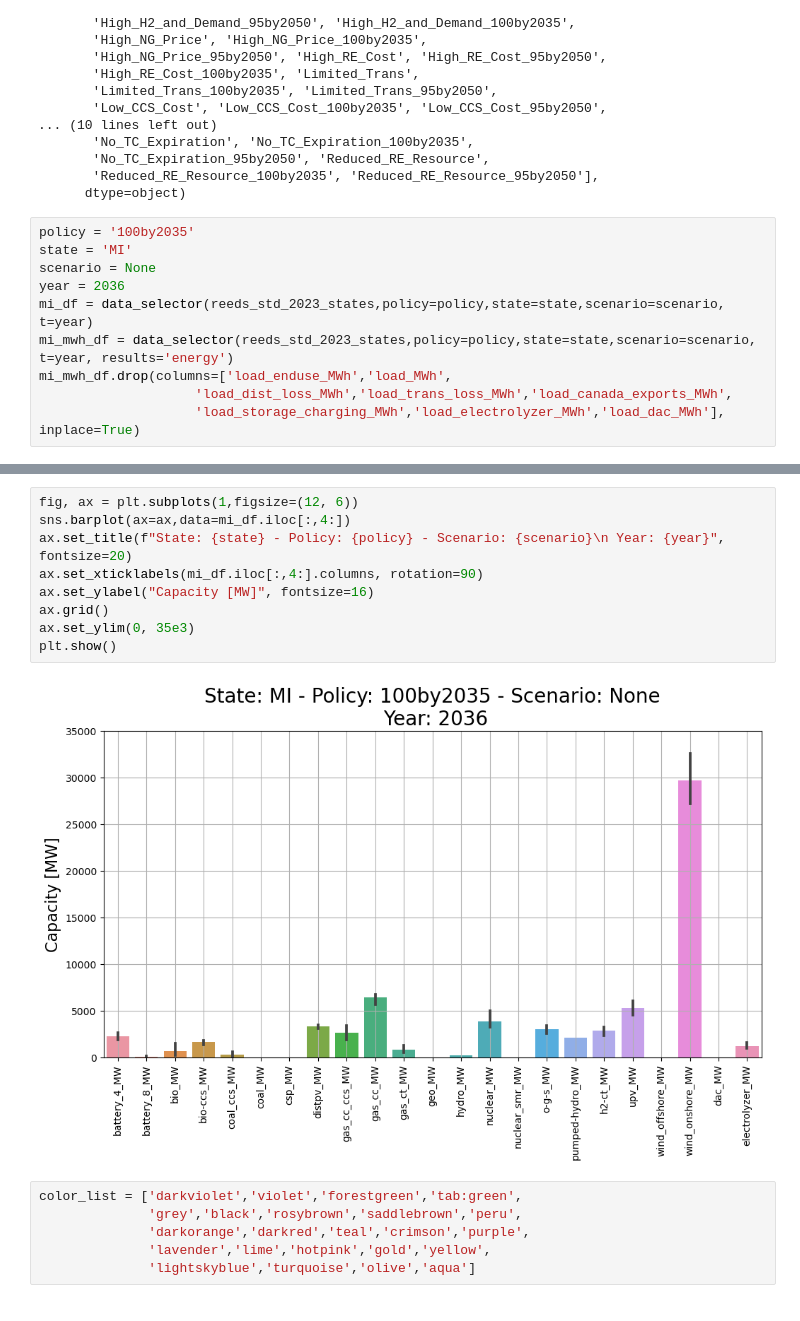
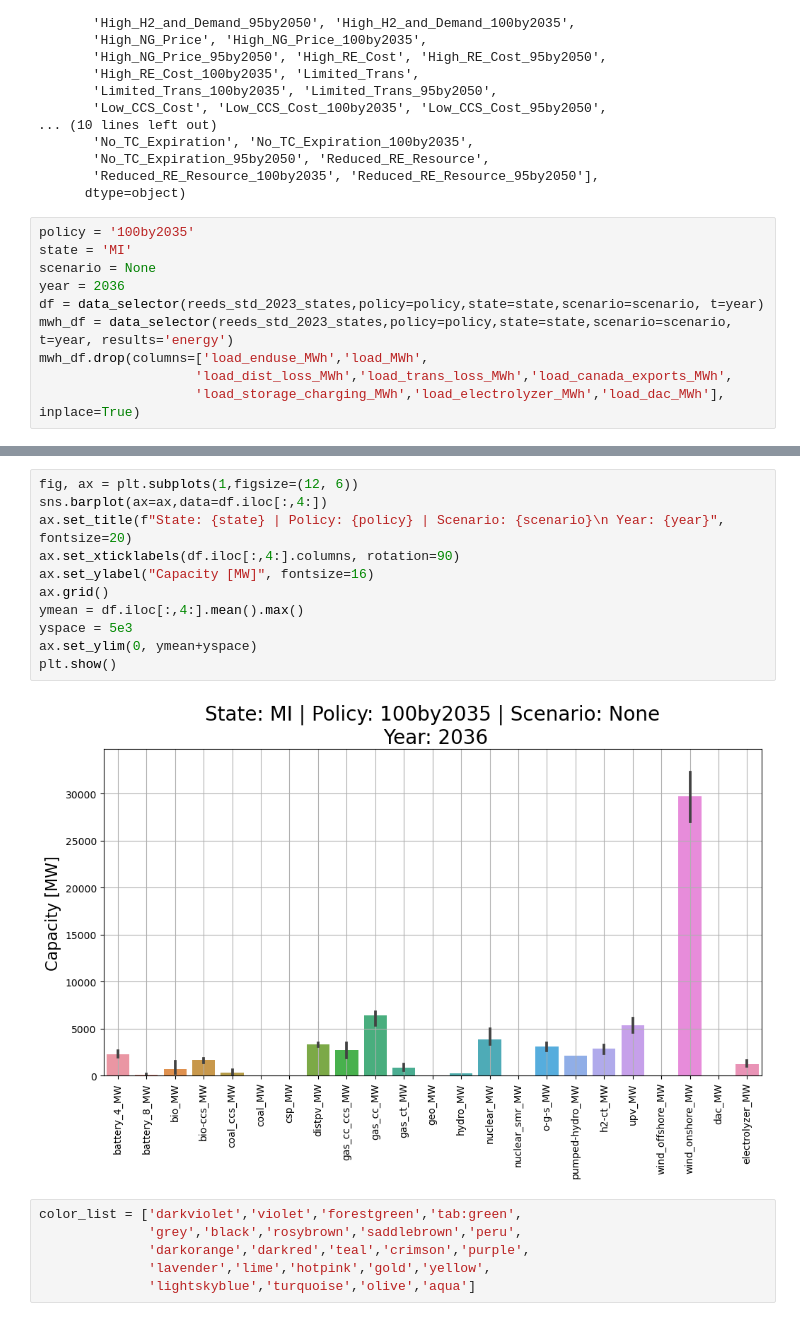
Before and after one commit to samgdotson/reeds-analysis, a Jupyter notebook: notebooks/reeds_scenario_analysis.ipynb, the cells around one changed output, grey strips where cells are left out. Cells and saved outputs as stored; diff of their text form.

```diff
--- a/notebooks/reeds_scenario_analysis.ipynb
+++ b/notebooks/reeds_scenario_analysis.ipynb
@@ -47,9 +67,9 @@ policy = '100by2035'
 state = 'MI'
 scenario = None
 year = 2036
-mi_df = data_selector(reeds_std_2023_states,policy=policy,state=state,scenario=scenario, t=year)
-mi_mwh_df = data_selector(reeds_std_2023_states,policy=policy,state=state,scenario=scenario, t=year, results='energy')
-mi_mwh_df.drop(columns=['load_enduse_MWh','load_MWh',
+df = data_selector(reeds_std_2023_states,policy=policy,state=state,scenario=scenario, t=year)
+mwh_df = data_selector(reeds_std_2023_states,policy=policy,state=state,scenario=scenario, t=year, results='energy')
+mwh_df.drop(columns=['load_enduse_MWh','load_MWh',
                     'load_dist_loss_MWh','load_trans_loss_MWh','load_canada_exports_MWh',
                     'load_storage_charging_MWh','load_electrolyzer_MWh','load_dac_MWh'], inplace=True)
 # %%
@@ -67,15 +87,17 @@ mi_df.describe()
 8 rows × 24 columns
 # %%
 fig, ax = plt.subplots(1,figsize=(12, 6))
-sns.barplot(ax=ax,data=mi_df.iloc[:,4:])
-ax.set_title(f"State: {state} - Policy: {policy} - Scenario: {scenario}\n Year: {year}", fontsize=20)
-ax.set_xticklabels(mi_df.iloc[:,4:].columns, rotation=90)
+sns.barplot(ax=ax,data=df.iloc[:,4:])
+ax.set_title(f"State: {state} | Policy: {policy} | Scenario: {scenario}\n Year: {year}", fontsize=20)
+ax.set_xticklabels(df.iloc[:,4:].columns, rotation=90)
 ax.set_ylabel("Capacity [MW]", fontsize=16)
 ax.grid()
-ax.set_ylim(0, 35e3)
+ymean = df.iloc[:,4:].mean().max()
+yspace = 5e3
+ax.set_ylim(0, ymean+yspace)
 plt.show()
 # %% [output]
-[figure, old version]
+[figure, new version]
 # %%
 color_list = ['darkviolet','violet','forestgreen','tab:green',
               'grey','black','rosybrown','saddlebrown','peru',
```
Also changed, not shown: parts of 7 cells of this notebook.
